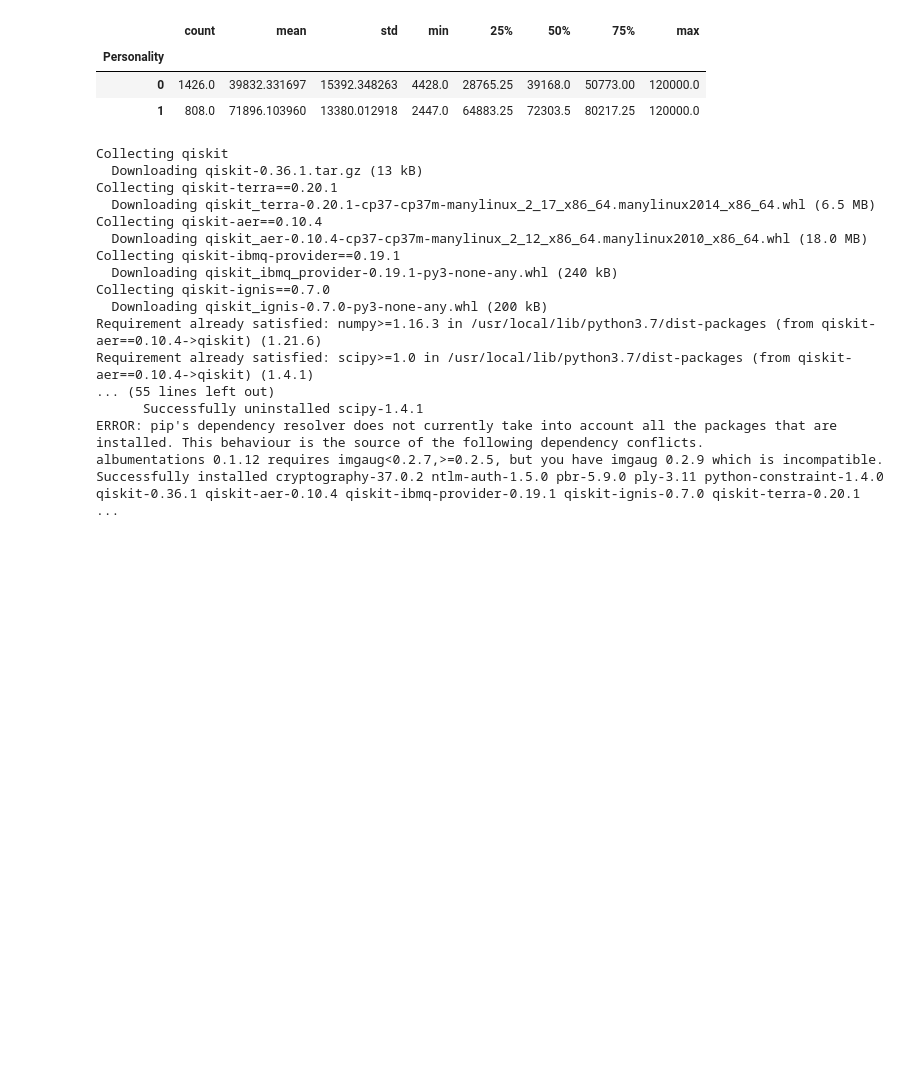
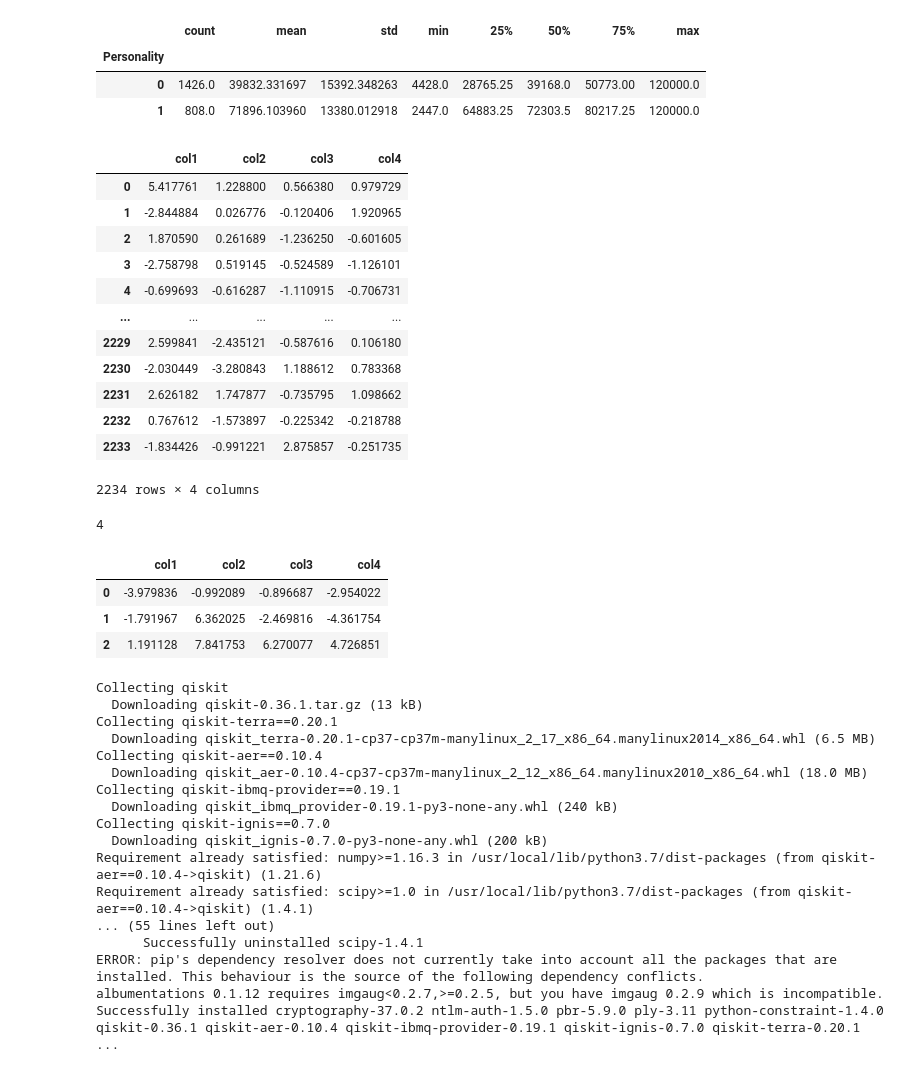
Before and after one commit to KittuPatel/CustomerPersonalityAnalysis, a Jupyter notebook: CustomerPersonalityAnalysis.ipynb, the cells around one changed output. Saved outputs shown, nothing was run; the diff lists cells and outputs as text; code cells hidden in the pictures; blank space fills up the shorter version.

Commit message:
computing centroid distances

```diff
--- a/CustomerPersonalityAnalysis.ipynb
+++ b/CustomerPersonalityAnalysis.ipynb
@@ -551,6 +549,54 @@ cpa.groupby(['Personality'])['Income'].describe()
 | Personality |  |  |  |  |  |  |  |  |
 | 0 | 1426.0 | 39832.331697 | 15392.348263 | 4428.0 | 28765.25 | 39168.0 | 50773.00 | 120000.0 |
 | 1 | 808.0 | 71896.103960 | 13380.012918 | 2447.0 | 64883.25 | 72303.5 | 80217.25 | 120000.0 |
+# %%
+cpa_quantum = pd.read_csv("/content/cpa_clean.csv")
+cpa_quantum
+# %% [output]
+|  | col1 | col2 | col3 | col4 |
+| 0 | 5.417761 | 1.228800 | 0.566380 | 0.979729 |
+| 1 | -2.844884 | 0.026776 | -0.120406 | 1.920965 |
+| 2 | 1.870590 | 0.261689 | -1.236250 | -0.601605 |
+| 3 | -2.758798 | 0.519145 | -0.524589 | -1.126101 |
+| 4 | -0.699693 | -0.616287 | -1.110915 | -0.706731 |
+| ... | ... | ... | ... | ... |
+| 2229 | 2.599841 | -2.435121 | -0.587616 | 0.106180 |
+| 2230 | -2.030449 | -3.280843 | 1.188612 | 0.783368 |
+| 2231 | 2.626182 | 1.747877 | -0.735795 | 1.098662 |
+| 2232 | 0.767612 | -1.573897 | -0.225342 | -0.218788 |
+| 2233 | -1.834426 | -0.991221 | 2.875857 | -0.251735 |
+2234 rows × 4 columns
+# %%
+k=3
+
+n= cpa_quantum.shape[0]
+n
+c=cpa_quantum.shape[1]
+c
+# %% [output]
+4
+# %%
+import numpy as np
+
+
+centroid_min = cpa_quantum.min().min()
+centroid_max = cpa_quantum.max().max()
+centroids = []
+
+for centroid in range(k):
+   centroid = np.random.uniform(centroid_min, centroid_max, c)
+
+   centroids.append(centroid.tolist())
+
+
+centroids = pd.DataFrame(centroids, columns = cpa_quantum.columns)
+
+centroids
+# %% [output]
+|  | col1 | col2 | col3 | col4 |
+| 0 | -3.979836 | -0.992089 | -0.896687 | -2.954022 |
+| 1 | -1.791967 | 6.362025 | -2.469816 | -4.361754 |
+| 2 | 1.191128 | 7.841753 | 6.270077 | 4.726851 |
 # %%
 #install the qiskit
 !pip install qiskit
```
Also changed, not shown: parts of 10 cells of this notebook.
